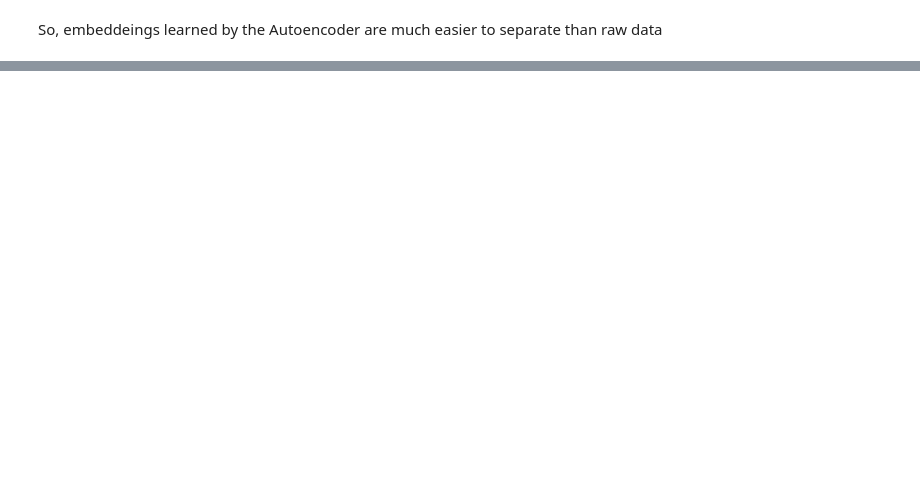
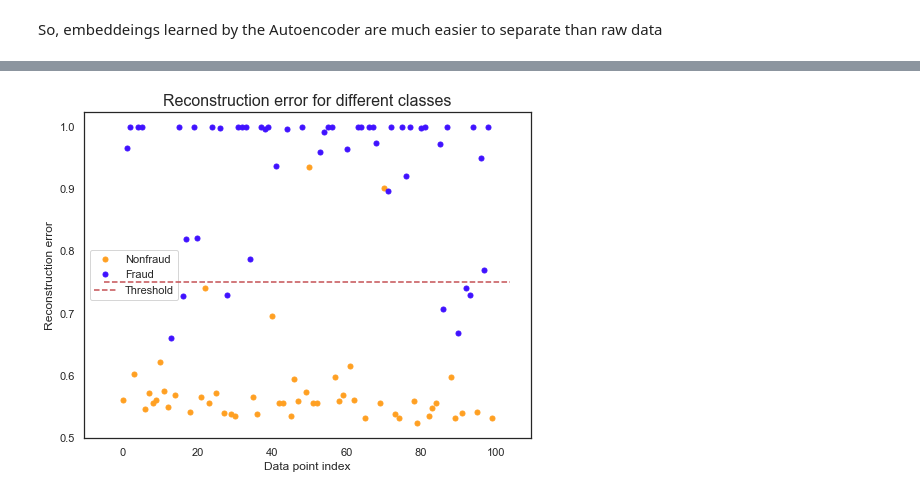
Before and after one commit to jdgallegoq/ccFraud_autoencoders, a Jupyter notebook: notebooks/exploration.ipynb, the cells around one changed output, grey strips where cells are left out. Drawn from its saved outputs; the diff is of its cells as text; code cells hidden in the pictures; blank space fills up the shorter version.

Commit message:
test on unseen data

```diff
--- a/notebooks/exploration.ipynb
+++ b/notebooks/exploration.ipynb
@@ -347,0 +343,38 @@ weighted avg       0.93      0.93      0.93      1000
+# %%
+#test_data = test_samples.sample(10).reset_index(drop=True)
+
+# test
+test_target = torch.tensor(
+    test_samples['Class'].values.astype(np.float32)
+)
+test = torch.tensor(
+    test_samples.drop('Class', axis=1).values.astype(np.float32)
+)
+test_tensor = data_utils.TensorDataset(test, test_target)
+test_loader = data_utils.DataLoader(
+    dataset=test_tensor,
+    batch_size=1,
+    shuffle=True
+)
+# %%
+losses = []
+labels = []
+preds = []
+embeds = []
+
+for data, label in test_loader:
+    # forward
+    reconstructed = model(data)
+    loss = torch.sigmoid(criterion(reconstructed, data)).item()
+    losses.append(round(loss, 6))
+    labels.append(label.item())
+    preds.append(reconstructed[0][-1].item())
+    embeds.append(reconstructed[0][:-1].detach().cpu().numpy())
+
+if epoch == (hyper_params['epochs'] - 1):
+    print('logging table')
+    df_test = pd.DataFrame()
+    df_test['Reconstructed_Loss'] = losses
+    df_test['Labels_gt'] = labels
+    df_test['Labels_preds'] = [int(x>=hyper_params['threshold']) for x in losses]
+print('Complete')
@@ -347,0 +392,4 @@ weighted avg       0.93      0.93      0.93      1000
+# %%
+reconstruction_error_plot(df_test)
+# %% [output]
+[figure, added]
```
Also changed, not shown: parts of 15 cells of this notebook, 3 other files.
